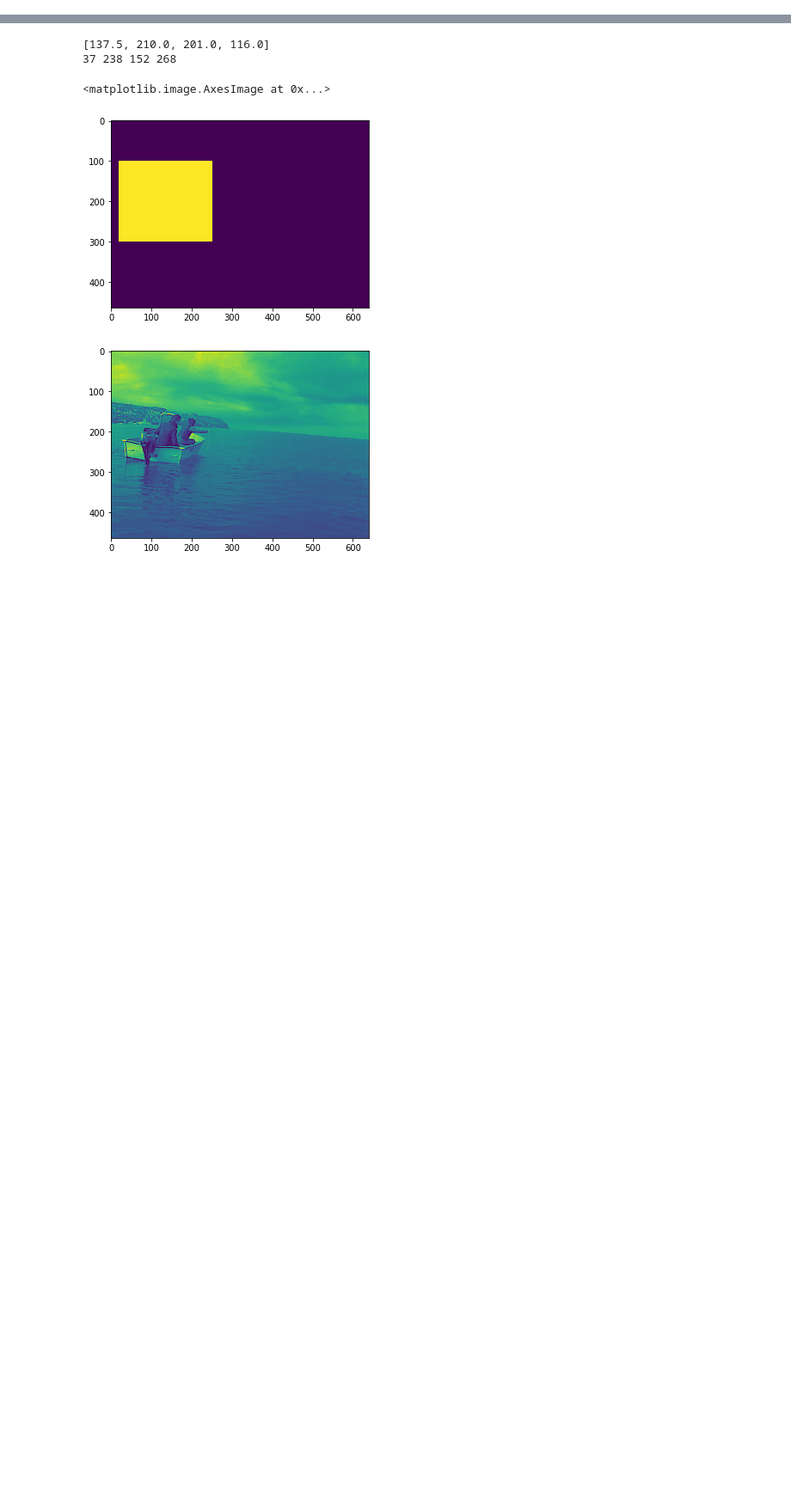
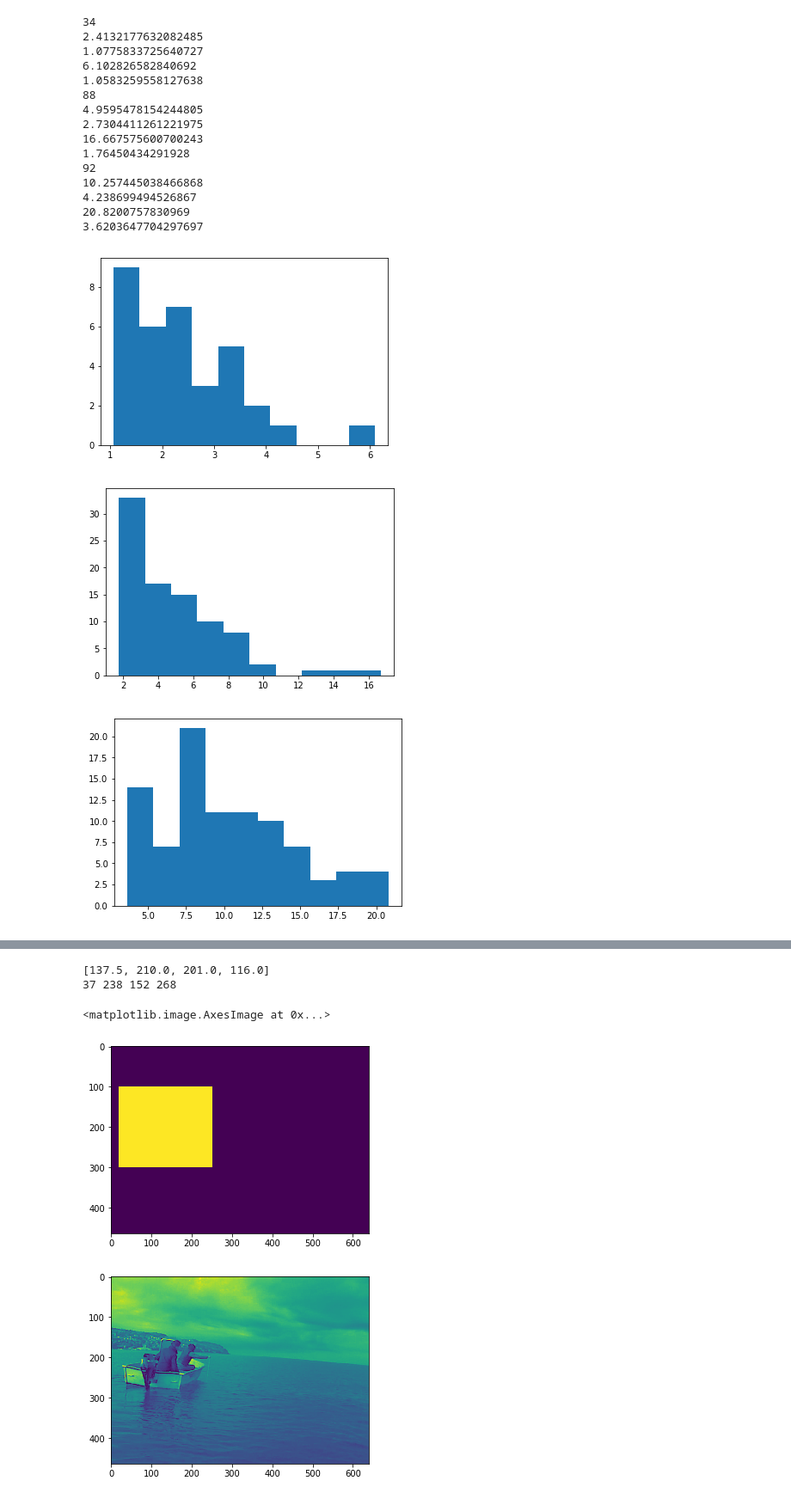
Before and after one commit to issamouawad/object_tracking, a Jupyter notebook: appearance test.ipynb, the cells around one changed output, grey strips where cells are left out. Shown at 86% size. Cells and saved outputs as stored; diff of their text form; code cells hidden in the pictures; blank space fills up the shorter version.

```diff
--- a/appearance test.ipynb
+++ b/appearance test.ipynb
@@ -5,0 +157,44 @@ from skimage.feature import hog
+# %%
+print(len(dists_l))
+if(len(dists_l)>0):
+    print(np.average(dists_l))
+    print(np.std(dists_l))
+    print(np.max(dists_l))
+    print(np.min(dists_l))
+    plt.hist(dists_l)
+print(len(dists_m))
+if(len(dists_m)>0):
+    print(np.average(dists_m))
+    print(np.std(dists_m))
+    print(np.max(dists_m))
+    print(np.min(dists_m))
+    plt.figure()
+
+    plt.hist(dists_m)
+print(len(dists_s))
+if(len(dists_s)>0):
+    print(np.average(dists_s))
+    print(np.std(dists_s))
+    print(np.max(dists_s))
+    print(np.min(dists_s))
+    plt.figure()
+    plt.hist(dists_s)
+# %% [output]
+34
+2.4132177632082485
+1.0775833725640727
+6.102826582840692
+1.0583259558127638
+88
+4.9595478154244805
+2.7304411261221975
+16.667575600700243
+1.76450434291928
+92
+10.257445038466868
+4.238699494526867
+20.8200757830969
+3.6203647704297697
+[figure, added]
+[figure, added]
+[figure, added]
```
Also changed, not shown: parts of 9 cells of this notebook, 10 other files.
